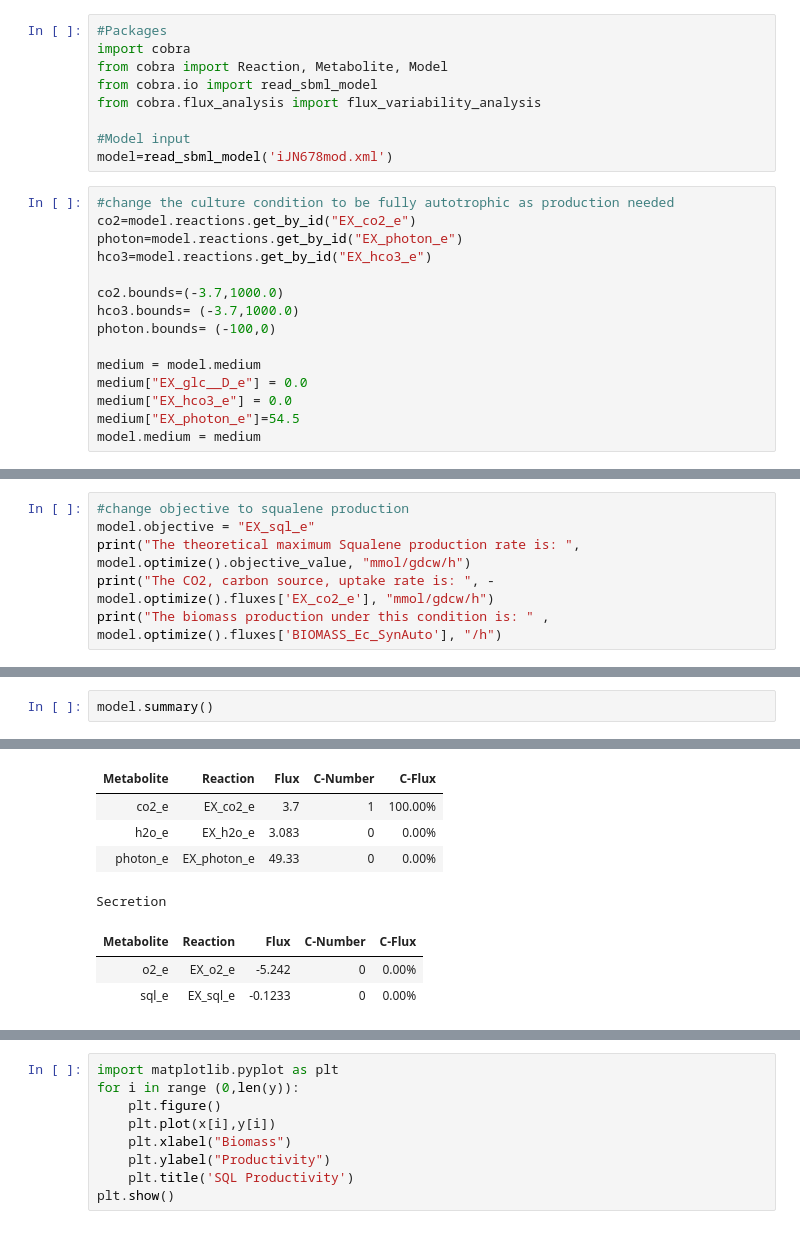
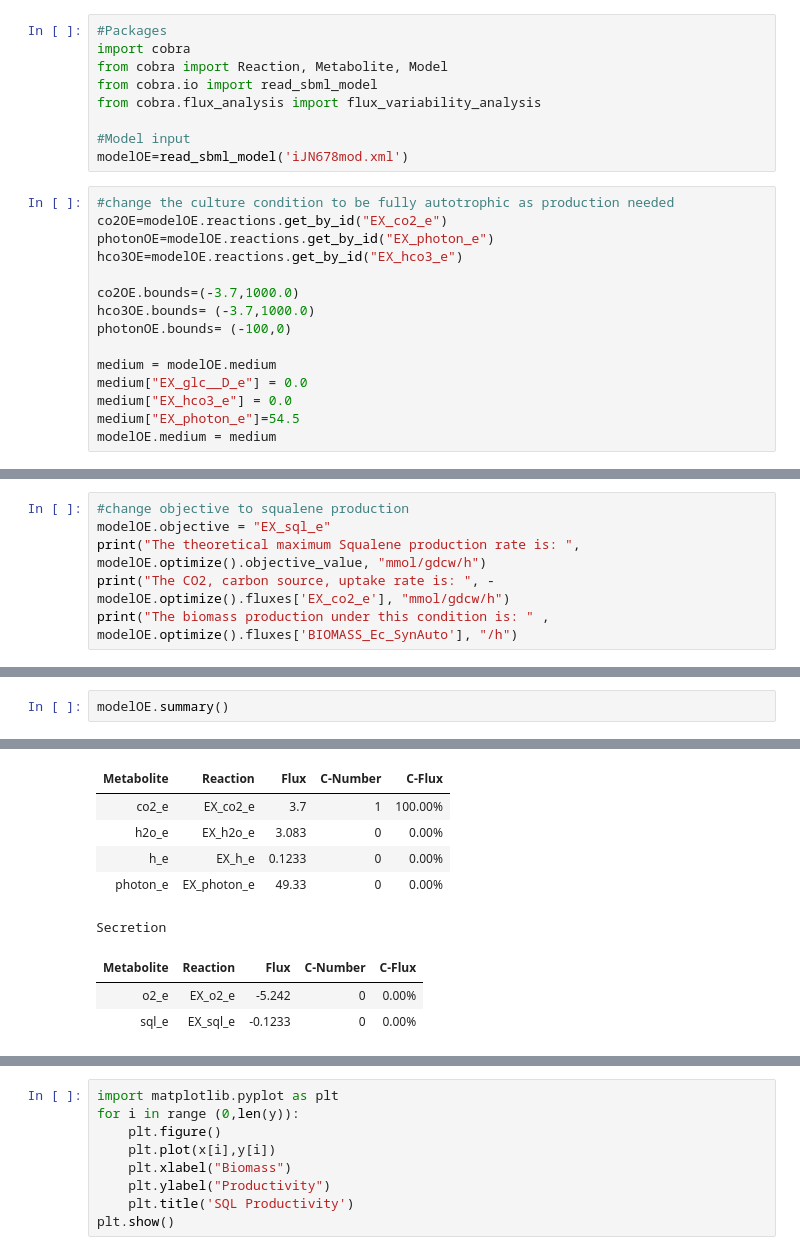
Before and after one commit to 27410/27410-group-assigment-group18_squalene_production, a Jupyter notebook: OE_productivity_analysis.ipynb, the cells around one changed output, grey strips where cells are left out. Cells and saved outputs as stored; diff of their text form.

```diff
--- a/OE_productivity_analysis.ipynb
+++ b/OE_productivity_analysis.ipynb
@@ -6,21 +6,21 @@ from cobra.io import read_sbml_model
 from cobra.flux_analysis import flux_variability_analysis
 
 #Model input
-model=read_sbml_model('iJN678mod.xml')
+modelOE=read_sbml_model('iJN678mod.xml')
 # %%
 #change the culture condition to be fully autotrophic as production needed
-co2=model.reactions.get_by_id("EX_co2_e")
-photon=model.reactions.get_by_id("EX_photon_e")
-hco3=model.reactions.get_by_id("EX_hco3_e")
+co2OE=modelOE.reactions.get_by_id("EX_co2_e")
+photonOE=modelOE.reactions.get_by_id("EX_photon_e")
+hco3OE=modelOE.reactions.get_by_id("EX_hco3_e")
 
-co2.bounds=(-3.7,1000.0)
-hco3.bounds= (-3.7,1000.0)
-photon.bounds= (-100,0)
+co2OE.bounds=(-3.7,1000.0)
+hco3OE.bounds= (-3.7,1000.0)
+photonOE.bounds= (-100,0)
 
-medium = model.medium
+medium = modelOE.medium
 medium["EX_glc__D_e"] = 0.0
 medium["EX_hco3_e"] = 0.0
 medium["EX_photon_e"]=54.5
-model.medium = medium
+modelOE.medium = medium
 # %%
 print("The genes that could be overexpressed are:")
@@ -36,8 +36,8 @@ sll1556, encoding: Isopentenyl-diphosphate D-isomerase IPDDI: ipdp_c <=> dmpp_c
 pys, encoding: Geranyltranstransferase GRTT: grdp_c + ipdp_c --> frdp_c + ppi_c
 # %%
 #change objective to squalene production
-model.objective = "EX_sql_e"
-print("The theoretical maximum Squalene production rate is: ", model.optimize().objective_value, "mmol/gdcw/h")
-print("The CO2, carbon source, uptake rate is: ", -model.optimize().fluxes['EX_co2_e'], "mmol/gdcw/h")
-print("The biomass production under this condition is: " , model.optimize().fluxes['BIOMASS_Ec_SynAuto'], "/h")
+modelOE.objective = "EX_sql_e"
+print("The theoretical maximum Squalene production rate is: ", modelOE.optimize().objective_value, "mmol/gdcw/h")
+print("The CO2, carbon source, uptake rate is: ", -modelOE.optimize().fluxes['EX_co2_e'], "mmol/gdcw/h")
+print("The biomass production under this condition is: " , modelOE.optimize().fluxes['BIOMASS_Ec_SynAuto'], "/h")
 # %% [output]
@@ -45,6 +45,6 @@ The theoretical maximum Squalene production rate is:  0.12333333333333336 mmol/g
 The CO2, carbon source, uptake rate is:  3.7 mmol/gdcw/h
 The biomass production under this condition is:  0.0 /h
 # %%
-model.summary()
+modelOE.summary()
 # %% [output]
 Objective
@@ -52,7 +52,8 @@ Objective
 Uptake
 | Metabolite | Reaction | Flux | C-Number | C-Flux |
 | co2_e | EX_co2_e | 3.7 | 1 | 100.00% |
 | h2o_e | EX_h2o_e | 3.083 | 0 | 0.00% |
+| h_e | EX_h_e | 0.1233 | 0 | 0.00% |
 | photon_e | EX_photon_e | 49.33 | 0 | 0.00% |
 Secretion
 | Metabolite | Reaction | Flux | C-Number | C-Flux |
```
Also changed, not shown: parts of 8 cells of this notebook, 2 other files.
